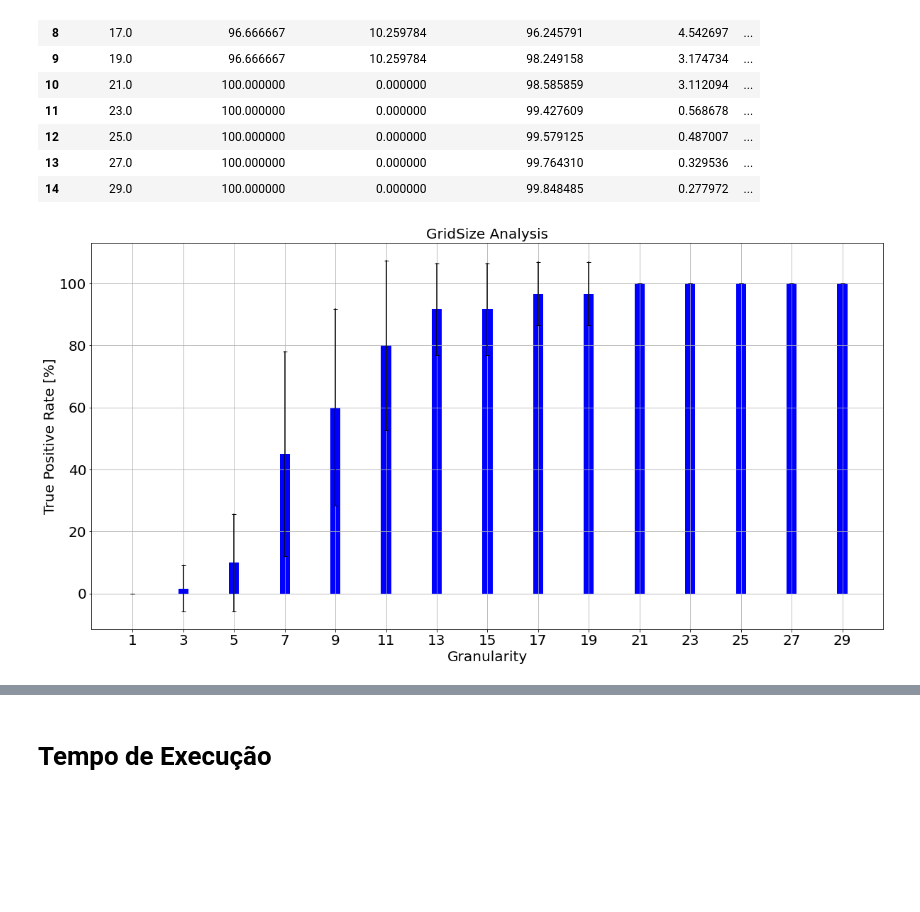
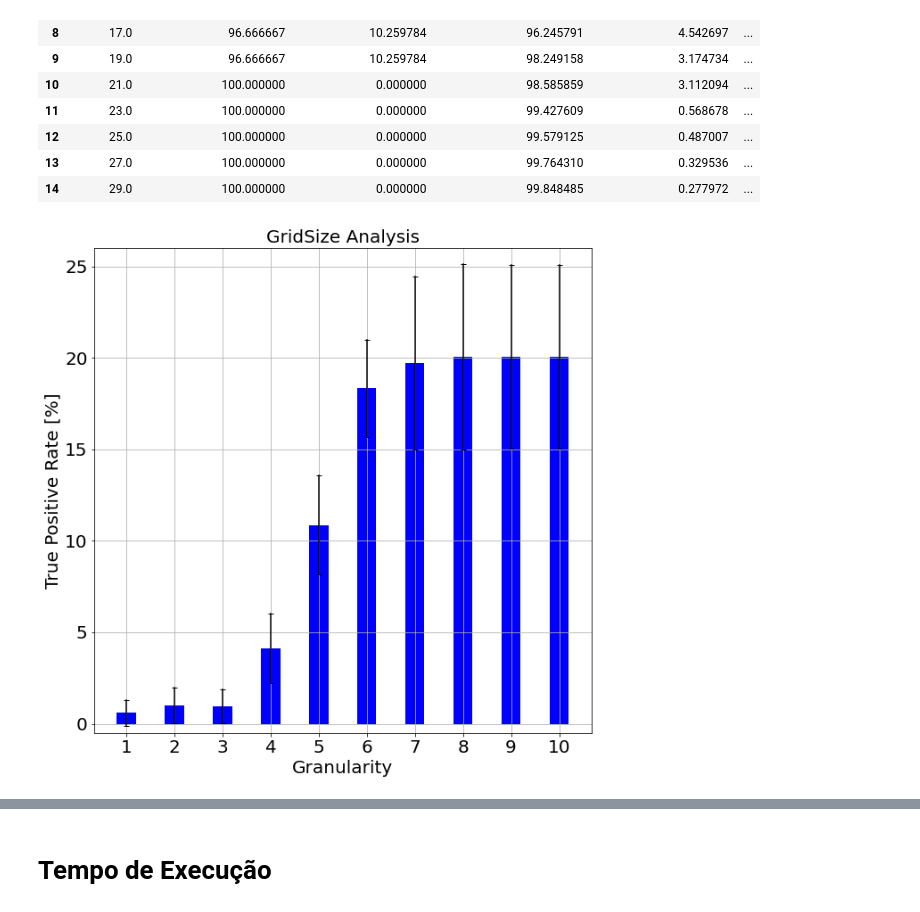
Before and after one commit to eduardopaguiar/Anomaly_Detection, a Jupyter notebook: results.ipynb, the cells around one changed output, grey strips where cells are left out. Saved outputs shown, nothing was run; the diff lists cells and outputs as text; code cells hidden in the pictures; blank space fills up the shorter version.

```diff
--- a/results.ipynb
+++ b/results.ipynb
@@ -102,36 +102,40 @@ df
 | 12 | 25.0 | 100.000000 | 0.000000 | 99.579125 | 0.487007 | ... |
 | 13 | 27.0 | 100.000000 | 0.000000 | 99.764310 | 0.329536 | ... |
 | 14 | 29.0 | 100.000000 | 0.000000 | 99.848485 | 0.277972 | ... |
+# %%
+df = pd.read_excel(r'C:\Users\mathe\Downloads\ADP_autoencoder_reduction_results.xlsx', sheet_name=1)
+
+list_gra = [i for i in range(1,11)]
 # %%
 x = np.array(list_gra)
 
-plt.figure(figsize=(20,10))
+plt.figure(figsize=(10,10))
 ax = plt.subplot()
 
 ax.bar(x, df['True_Positive_Rate_Mean'], width=0.4, color='b', align='center')
 
 
 plt.plot([x,x], [df['True_Positive_Rate_Mean'] - df['True_Positive_Rate_Std'],
                      df['True_Positive_Rate_Mean'] + df['True_Positive_Rate_Std']], 'k_-')
 
 ax.set_xticks(x)
 ax.set_title('GridSize Analysis', fontsize=20)
 ax.set_ylabel('True Positive Rate [%]', fontsize=20)
 ax.set_xlabel('Granularity', fontsize=20)
 ax.tick_params(axis='both', which='major', labelsize=20)
 
 # plot do eixo y a direita, numero de grupos
 #ax2 = ax.twinx()
 #ax2.plot(df['Granularity'], df['N_Groups_Mean'], 'g.-', markersize=20)
 #ax2.set_ylabel('N Groups', fontsize=20, color='g')
 #ax2.tick_params(axis='both', which='major', labelsize=20)
-
+ax.set_ylim([-0.5,26])
 plt.grid()
 
 plt.savefig('results/True_Positive_Rate.png', bbox_inches='tight')
 plt.show()
 # %% [output]
-[figure, old version]
+[figure, new version]
 # %%
 x = np.array(list_gra)
 
```
Also changed, not shown: parts of 1 cell of this notebook, 18 other files.
